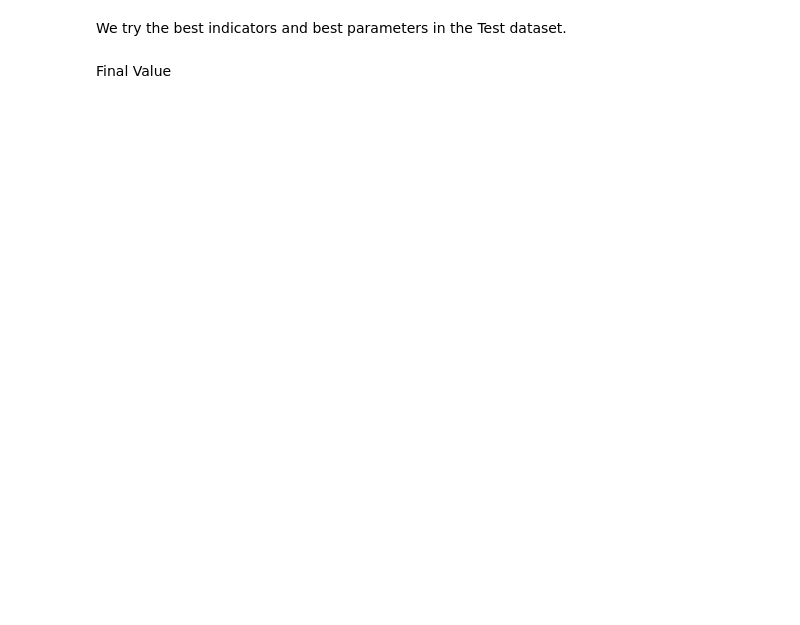
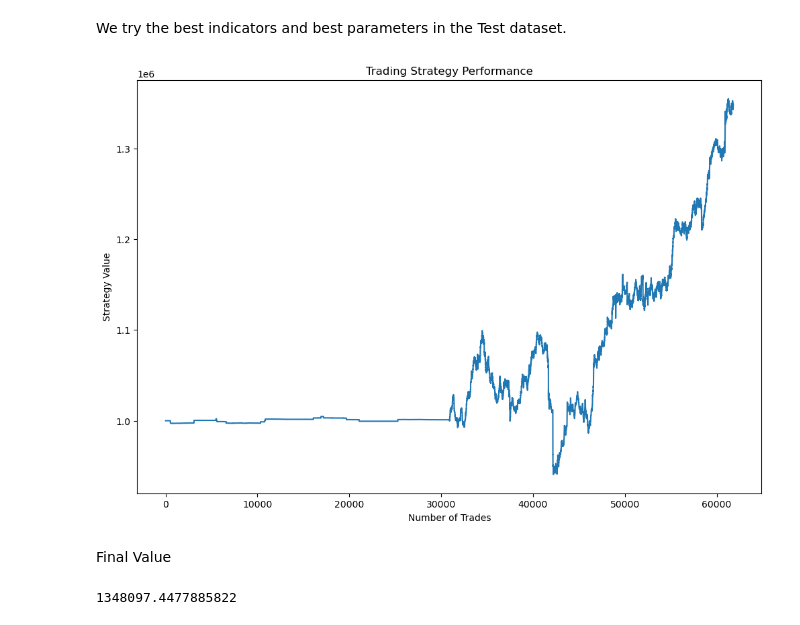
Before and after one commit to alfredobau21/proyecto_trading, a Jupyter notebook: Project 2 Technical Analysis/Report.ipynb, the cells around one changed output. Cells and saved outputs as stored; diff of their text form; code cells hidden in the pictures; blank space fills up the shorter version.

```diff
--- a/Project 2 Technical Analysis/Report.ipynb
+++ b/Project 2 Technical Analysis/Report.ipynb
@@ -83,4 +107,12 @@ We backtest the best strategy, with optimized parameters.
 # %% [markdown]
 We try the best indicators and best parameters in the Test dataset.
+# %%
+strategy.test()
+# %% [output]
+[figure, added]
 # %% [markdown]
 Final Value
+# %%
+strategy.strategy_value[-1]
+# %% [output]
+1348097.4477885822
```
Also changed, not shown: parts of 12 cells of this notebook, 1 other file.
